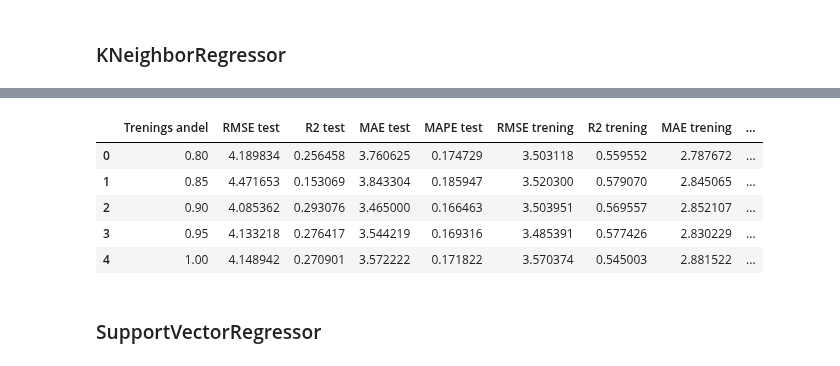
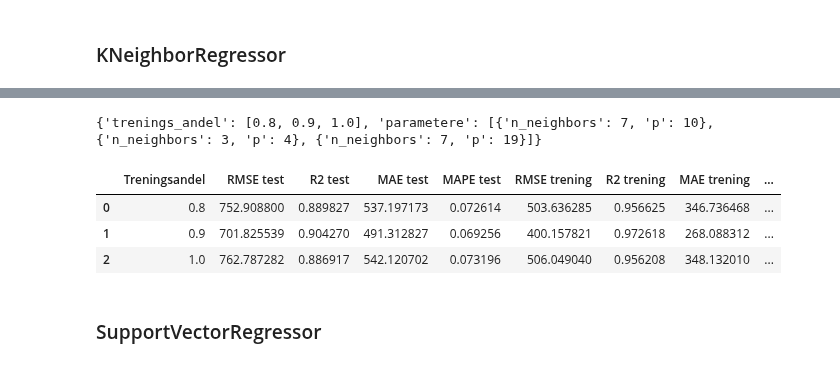
Before and after one commit to PreyPython123/Master-V24-Semiveiledet-Regresjon, a Jupyter notebook: Bioco_Collagen_Klassiske_Superveiledet_Regresjonsmetoder.ipynb, the cells around one changed output, grey strips where cells are left out. Cells and saved outputs as stored; diff of their text form; code cells hidden in the pictures.

```diff
--- a/Bioco_Collagen_Klassiske_Superveiledet_Regresjonsmetoder.ipynb
+++ b/Bioco_Collagen_Klassiske_Superveiledet_Regresjonsmetoder.ipynb
@@ -1204,9 +593,22 @@ test_andel = 0.2
 # Deler datasettet i trening og testsett
 trening_markert, test, trening_umarkert, trening\
 = trening_testsett_oppdeling_dag(rå_data,
-                                 collagen_data,
+                                 data,
                                  test_andel=test_andel,
                                  trening_krav=True)
+
+
+#Oversikt over fordelingen av enzymtyper i trening og testsett
+enzymdata_trening_markert = enzymfordeling(rå_data,
+                                           trening_markert)
+enzymdata_test = enzymfordeling(rå_data,
+                                test)
+
+
+print("Enzymtyper Fordeling: Trening markert")
+print(enzymdata_trening_markert)
+print("Enzymtyper Fordeling: Test")
+print(enzymdata_test)
 
 
 
@@ -1218,4 +620,4 @@ y_test = test.iloc[:, -1]
 splitt = 2
 
 # Antall runder til optimalisering
-n_runder = 300
+n_runder = 2
@@ -1449,18 +894,27 @@ for trenings_andel in trenings_andeler:
     treningssett = trening
 
   # Modelloptimalisering
-  knr_resultater = trening_knr_dag(trenings_andel,
-                                treningssett_markert,
-                                treningssett_umarkert,
-                                treningssett,
-                                X_test,
-                                y_test,
-                                splitt = splitt,
-                                n_runder = n_runder)
+  knr_resultater, parametere = trening_knr_dag(rå_data,
+                                             trening_markert,
+                                             trening_umarkert,
+                                             trening,
+                                             X_test,
+                                             y_test,
+                                             splitt = splitt,
+                                             n_runder = n_runder,
+                                             trenings_andel=trenings_andel,
+                                             random_seed=random_seed)
 
   # Lagring av resultater
   knr_resultater_dag.loc[len(knr_resultater_dag)] = knr_resultater
 
+  knr_beste_parametere['trenings_andel'].append(trenings_andel)
+  knr_beste_parametere['parametere'].append(parametere)
+
+# Beste parametere
+
+print(knr_beste_parametere)
+
 # Data med resultater fra treningsandeler
 knr_resultater_dag
 # %% [output]
@@ -1484,9 +930,8 @@ knr_resultater_dag
+{'trenings_andel': [0.8, 0.9, 1.0], 'parametere': [{'n_neighbors': 7, 'p': 10}, {'n_neighbors': 3, 'p': 4}, {'n_neighbors': 7, 'p': 19}]}
-|  | Trenings andel | RMSE test | R2 test | MAE test | MAPE test | RMSE trening | R2 trening | MAE trening | ... |
-| 0 | 0.80 | 4.189834 | 0.256458 | 3.760625 | 0.174729 | 3.503118 | 0.559552 | 2.787672 | ... |
-| 1 | 0.85 | 4.471653 | 0.153069 | 3.843304 | 0.185947 | 3.520300 | 0.579070 | 2.845065 | ... |
-| 2 | 0.90 | 4.085362 | 0.293076 | 3.465000 | 0.166463 | 3.503951 | 0.569557 | 2.852107 | ... |
-| 3 | 0.95 | 4.133218 | 0.276417 | 3.544219 | 0.169316 | 3.485391 | 0.577426 | 2.830229 | ... |
-| 4 | 1.00 | 4.148942 | 0.270901 | 3.572222 | 0.171822 | 3.570374 | 0.545003 | 2.881522 | ... |
+|  | Treningsandel | RMSE test | R2 test | MAE test | MAPE test | RMSE trening | R2 trening | MAE trening | ... |
+| 0 | 0.8 | 752.908800 | 0.889827 | 537.197173 | 0.072614 | 503.636285 | 0.956625 | 346.736468 | ... |
+| 1 | 0.9 | 701.825539 | 0.904270 | 491.312827 | 0.069256 | 400.157821 | 0.972618 | 268.088312 | ... |
+| 2 | 1.0 | 762.787282 | 0.886917 | 542.120702 | 0.073196 | 506.049040 | 0.956208 | 348.132010 | ... |
 # %% [markdown]
 ### SupportVectorRegressor
 # %%
```
Also changed, not shown: parts of 75 cells of this notebook.
